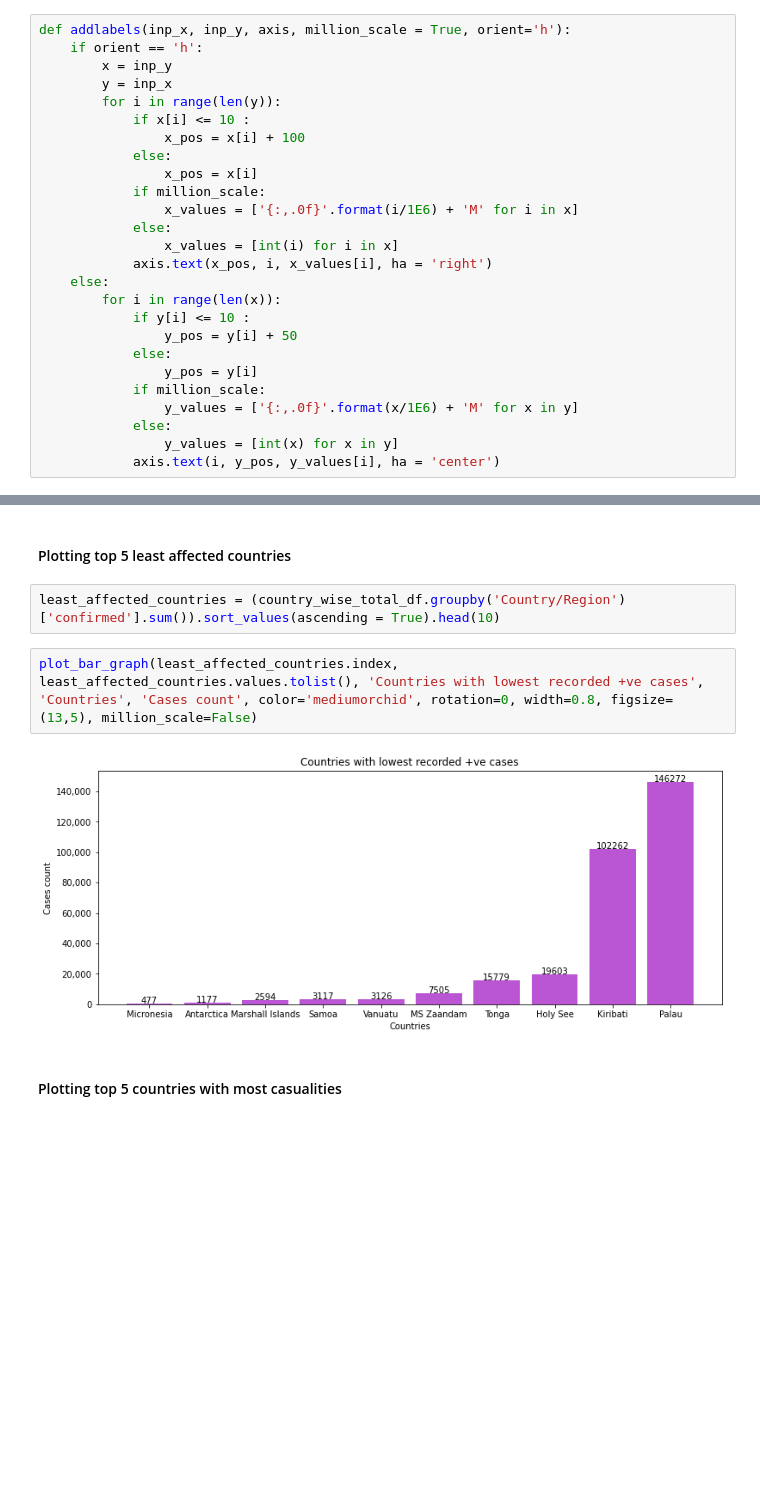
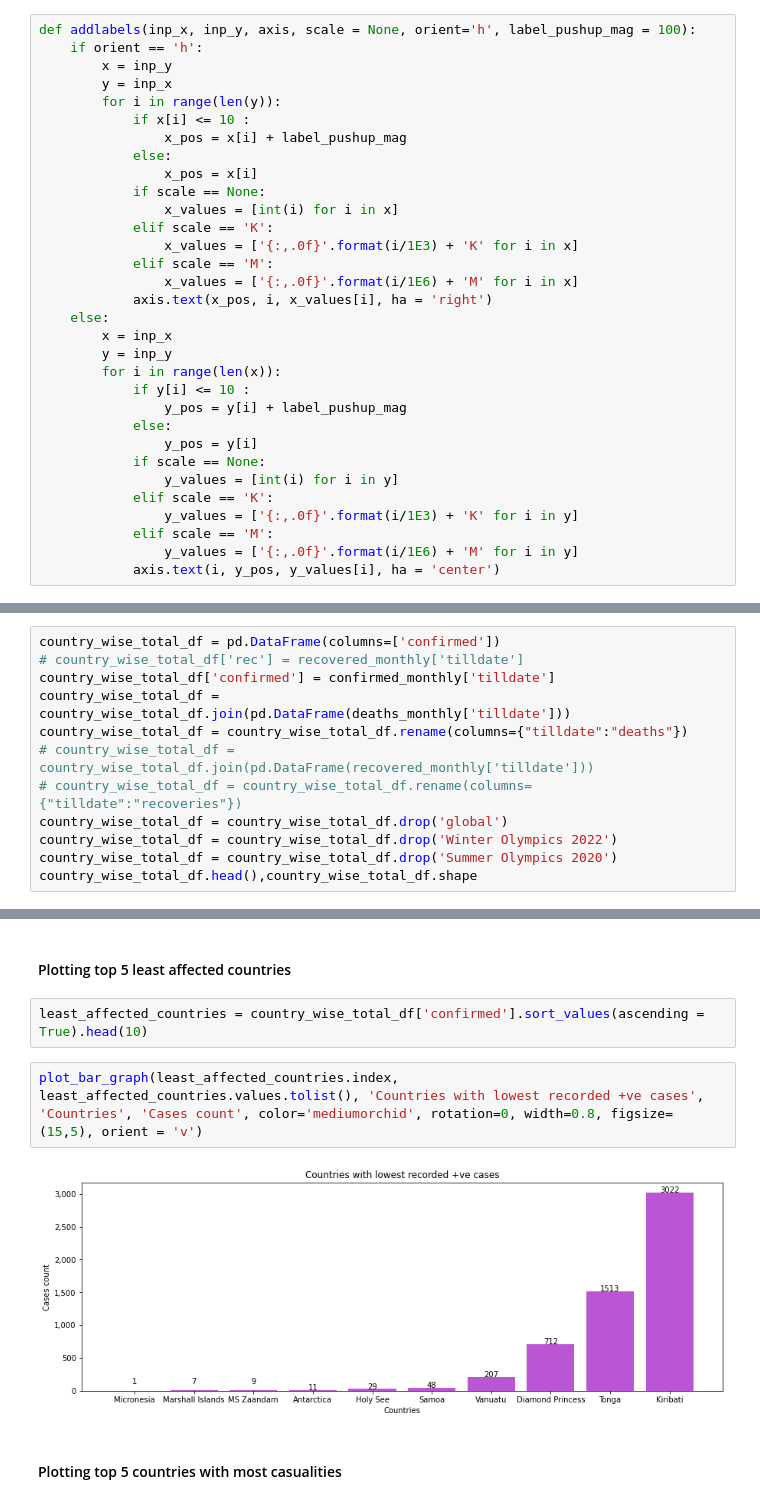
Before and after one commit to tejachalmala/Applied-DataScience-Assignment1, a Jupyter notebook: CovidJHUtimetrends.ipynb, the cells around one changed output, grey strips where cells are left out. Drawn from its saved outputs; the diff is of its cells as text; blank space fills up the shorter version.

```diff
--- a/CovidJHUtimetrends.ipynb
+++ b/CovidJHUtimetrends.ipynb
@@ -74,28 +153,34 @@ def plot_line_graph(x,y,title,xlabel,ylabel, color='blue', rotation=90, subplot_
     plt.show()
 # %%
-def addlabels(inp_x, inp_y, axis, million_scale = True, orient='h'):
+def addlabels(inp_x, inp_y, axis, scale = None, orient='h', label_pushup_mag = 100):
     if orient == 'h':
         x = inp_y
         y = inp_x
         for i in range(len(y)):
             if x[i] <= 10 :
-                x_pos = x[i] + 100
+                x_pos = x[i] + label_pushup_mag
             else:
                 x_pos = x[i]
-            if million_scale:
+            if scale == None:
+                x_values = [int(i) for i in x]
+            elif scale == 'K':
+                x_values = ['{:,.0f}'.format(i/1E3) + 'K' for i in x]
+            elif scale == 'M':
                 x_values = ['{:,.0f}'.format(i/1E6) + 'M' for i in x]
-            else:
-                x_values = [int(i) for i in x]
             axis.text(x_pos, i, x_values[i], ha = 'right')
     else:
+        x = inp_x
+        y = inp_y
         for i in range(len(x)):
             if y[i] <= 10 :
-                y_pos = y[i] + 50
+                y_pos = y[i] + label_pushup_mag
             else:
                 y_pos = y[i]
-            if million_scale:
-                y_values = ['{:,.0f}'.format(x/1E6) + 'M' for x in y]
-            else:
-                y_values = [int(x) for x in y]
+            if scale == None:
+                y_values = [int(i) for i in y]
+            elif scale == 'K':
+                y_values = ['{:,.0f}'.format(i/1E3) + 'K' for i in y]
+            elif scale == 'M':
+                y_values = ['{:,.0f}'.format(i/1E6) + 'M' for i in y]
             axis.text(i, y_pos, y_values[i], ha = 'center')
 # %%
@@ -210,0 +276,12 @@ country_wise_total_df.head()
+# %%
+country_wise_total_df = pd.DataFrame(columns=['confirmed'])
+# country_wise_total_df['rec'] = recovered_monthly['tilldate']
+country_wise_total_df['confirmed'] = confirmed_monthly['tilldate']
+country_wise_total_df = country_wise_total_df.join(pd.DataFrame(deaths_monthly['tilldate']))
+country_wise_total_df = country_wise_total_df.rename(columns={"tilldate":"deaths"})
+# country_wise_total_df = country_wise_total_df.join(pd.DataFrame(recovered_monthly['tilldate']))
+# country_wise_total_df = country_wise_total_df.rename(columns={"tilldate":"recoveries"})
+country_wise_total_df = country_wise_total_df.drop('global')
+country_wise_total_df = country_wise_total_df.drop('Winter Olympics 2022')
+country_wise_total_df = country_wise_total_df.drop('Summer Olympics 2020')
+country_wise_total_df.head(),country_wise_total_df.shape
@@ -219,11 +309,11 @@ plot_bar_graph(top_affected_countries.index, top_affected_countries.values.tolis
 # %% [markdown]
 #### Plotting top 5 least affected countries
 # %%
-least_affected_countries = (country_wise_total_df.groupby('Country/Region')['confirmed'].sum()).sort_values(ascending = True).head(10)
+least_affected_countries = country_wise_total_df['confirmed'].sort_values(ascending = True).head(10)
 # %%
-plot_bar_graph(least_affected_countries.index, least_affected_countries.values.tolist(), 'Countries with lowest recorded +ve cases', 'Countries', 'Cases count', color='mediumorchid', rotation=0, width=0.8, figsize=(13,5), million_scale=False)
+plot_bar_graph(least_affected_countries.index, least_affected_countries.values.tolist(), 'Countries with lowest recorded +ve cases', 'Countries', 'Cases count', color='mediumorchid', rotation=0, width=0.8, figsize=(15,5), orient = 'v')
 # %% [output]
-[figure, old version]
+[figure, new version]
 # %% [markdown]
 #### Plotting top 5 countries with most casualities
 # %%
```
Also changed, not shown: parts of 48 cells of this notebook.
